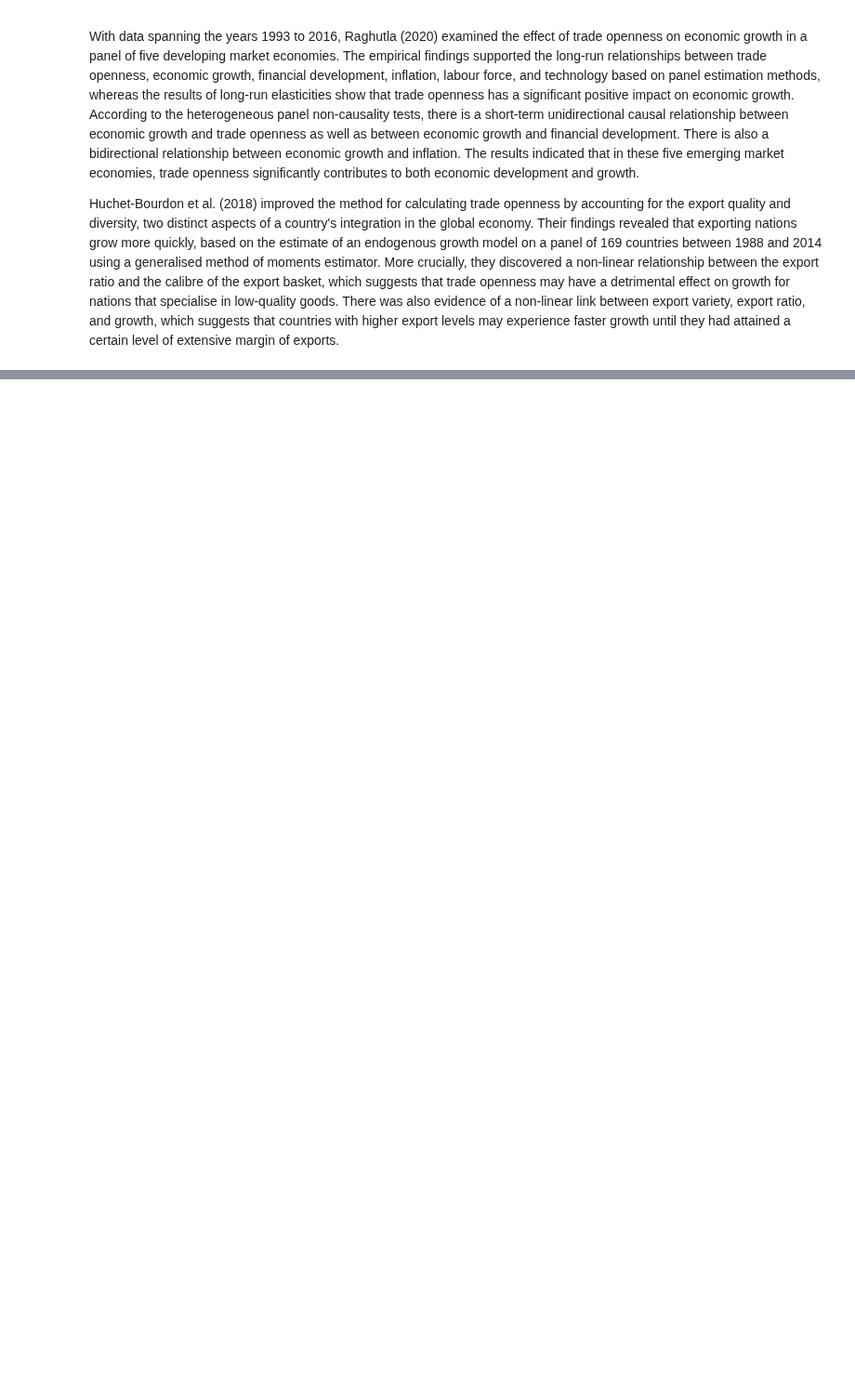
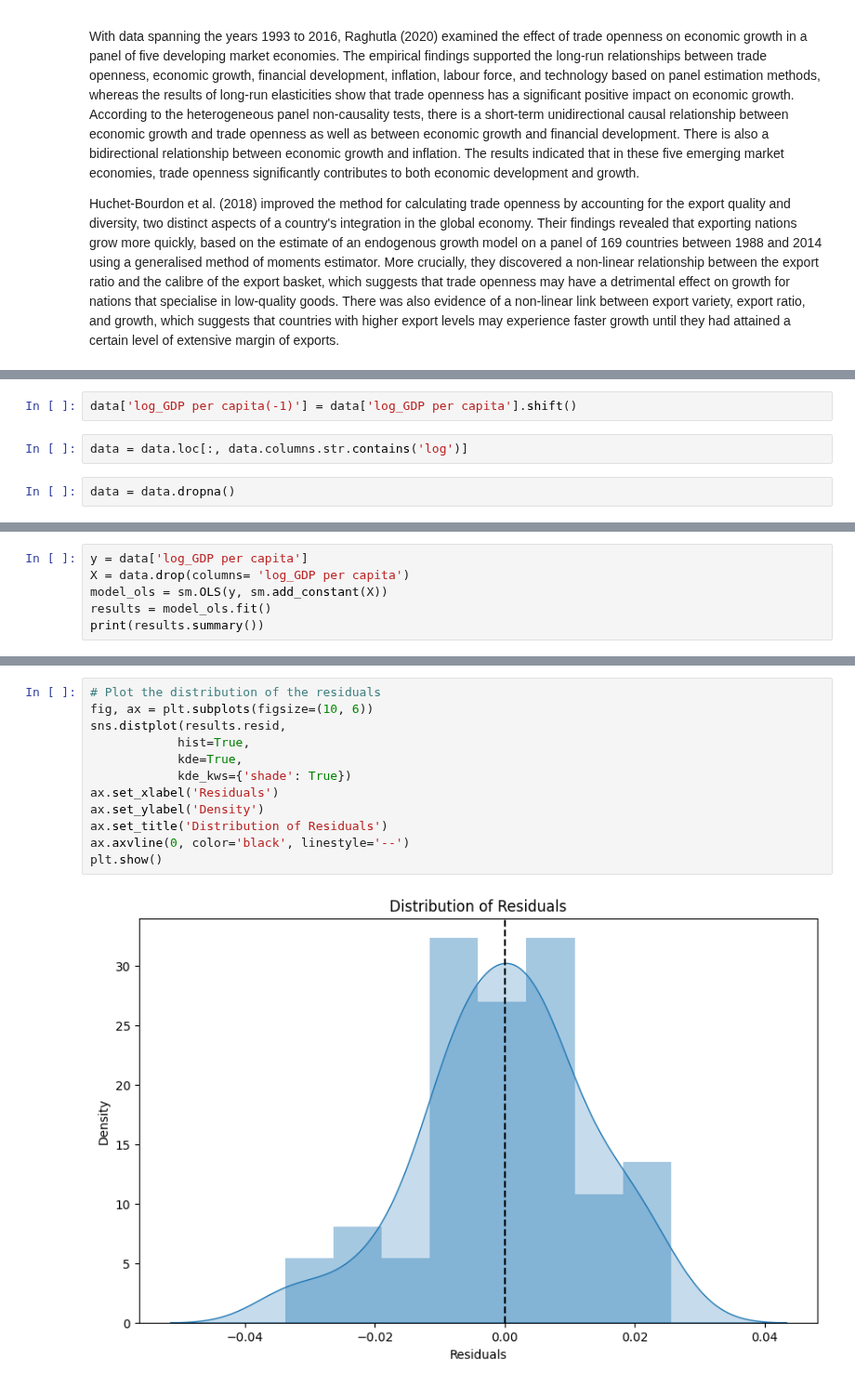
Before and after one commit to Tetteh96/ECON-611-Projects, a Jupyter notebook: ECON 611 Term Project/ECON 611_The Impact of Trade Openness on Economic Growth.ipynb, the cells around one changed output, grey strips where cells are left out. Shown at 93% size. Drawn from its saved outputs; the diff is of its cells as text; blank space fills up the shorter version.

```diff
--- a/ECON 611 Term Project/ECON 611_The Impact of Trade Openness on Economic Growth.ipynb
+++ b/ECON 611 Term Project/ECON 611_The Impact of Trade Openness on Economic Growth.ipynb
@@ -69,0 +196,6 @@ The ordinary linear econometric model that will be used in this study is as foll
+# %%
+data['log_GDP per capita(-1)'] = data['log_GDP per capita'].shift()
+# %%
+data = data.loc[:, data.columns.str.contains('log')]
+# %%
+data = data.dropna()
@@ -69,0 +204,6 @@ The ordinary linear econometric model that will be used in this study is as foll
+# %%
+y = data['log_GDP per capita']
+X = data.drop(columns= 'log_GDP per capita')
+model_ols = sm.OLS(y, sm.add_constant(X))
+results = model_ols.fit()
+print(results.summary())
@@ -69,0 +255,14 @@ The ordinary linear econometric model that will be used in this study is as foll
+# %%
+# Plot the distribution of the residuals
+fig, ax = plt.subplots(figsize=(10, 6))
+sns.distplot(results.resid,
+            hist=True,
+            kde=True,
+            kde_kws={'shade': True})
+ax.set_xlabel('Residuals')
+ax.set_ylabel('Density')
+ax.set_title('Distribution of Residuals')
+ax.axvline(0, color='black', linestyle='--')
+plt.show()
+# %% [output]
+[figure, added]
```
Also changed, not shown: parts of 23 cells of this notebook.
